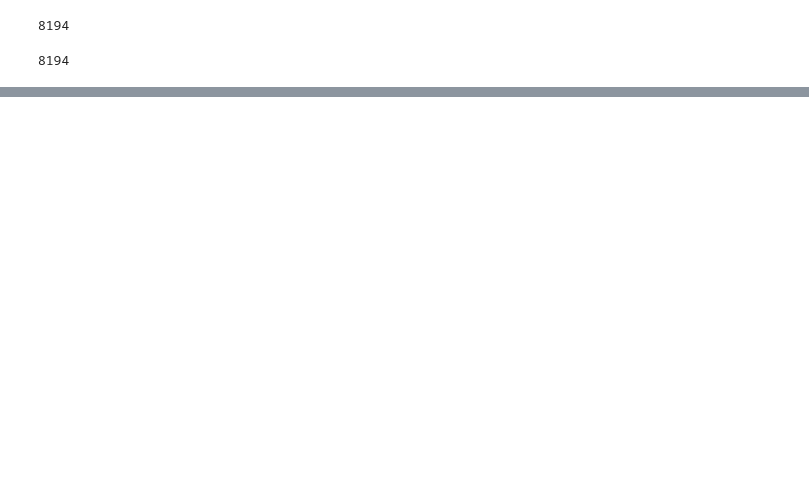
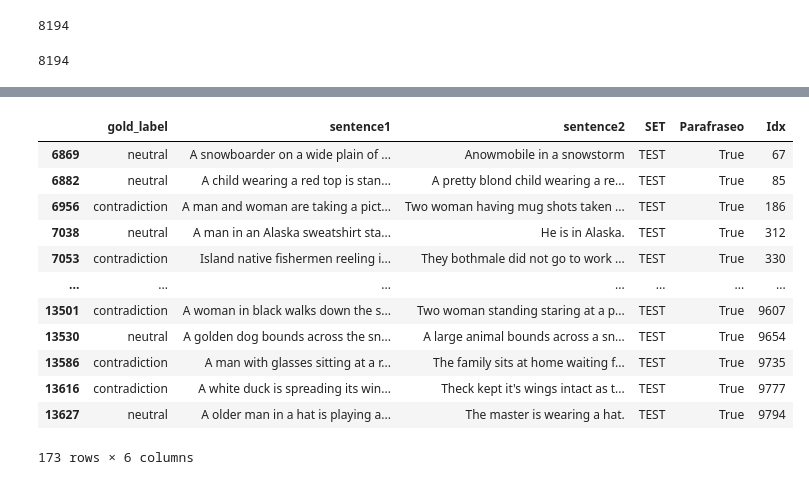
Before and after one commit to david-T-M/RTE_Parik, a Jupyter notebook: Estadistica_correctos_incorrectos.ipynb, the cells around one changed output, grey strips where cells are left out. Cells and saved outputs as stored; diff of their text form; code cells hidden in the pictures; blank space fills up the shorter version.

```diff
--- a/Estadistica_correctos_incorrectos.ipynb
+++ b/Estadistica_correctos_incorrectos.ipynb
@@ -278,0 +375,17 @@ for i in parafraseo_correctos:
+# %%
+temp4=temp4[temp4["Idx"].isin(idsx)]
+temp4
+# %% [output]
+|  | gold_label | sentence1 | sentence2 | SET | Parafraseo | Idx |
+| 6869 | neutral | A snowboarder on a wide plain of ... | Anowmobile in a snowstorm | TEST | True | 67 |
+| 6882 | neutral | A child wearing a red top is stan... | A pretty blond child wearing a re... | TEST | True | 85 |
+| 6956 | contradiction | A man and woman are taking a pict... | Two woman having mug shots taken ... | TEST | True | 186 |
+| 7038 | neutral | A man in an Alaska sweatshirt sta... | He is in Alaska. | TEST | True | 312 |
+| 7053 | contradiction | Island native fishermen reeling i... | They bothmale did not go to work ... | TEST | True | 330 |
+| ... | ... | ... | ... | ... | ... | ... |
+| 13501 | contradiction | A woman in black walks down the s... | Two woman standing staring at a p... | TEST | True | 9607 |
+| 13530 | neutral | A golden dog bounds across the sn... | A large animal bounds across a sn... | TEST | True | 9654 |
+| 13586 | contradiction | A man with glasses sitting at a r... | The family sits at home waiting f... | TEST | True | 9735 |
+| 13616 | contradiction | A white duck is spreading its win... | Theck kept it's wings intact as t... | TEST | True | 9777 |
+| 13627 | neutral | A older man in a hat is playing a... | The master is wearing a hat. | TEST | True | 9794 |
+173 rows × 6 columns
```
Also changed, not shown: parts of 28 cells of this notebook, 5 other files.
